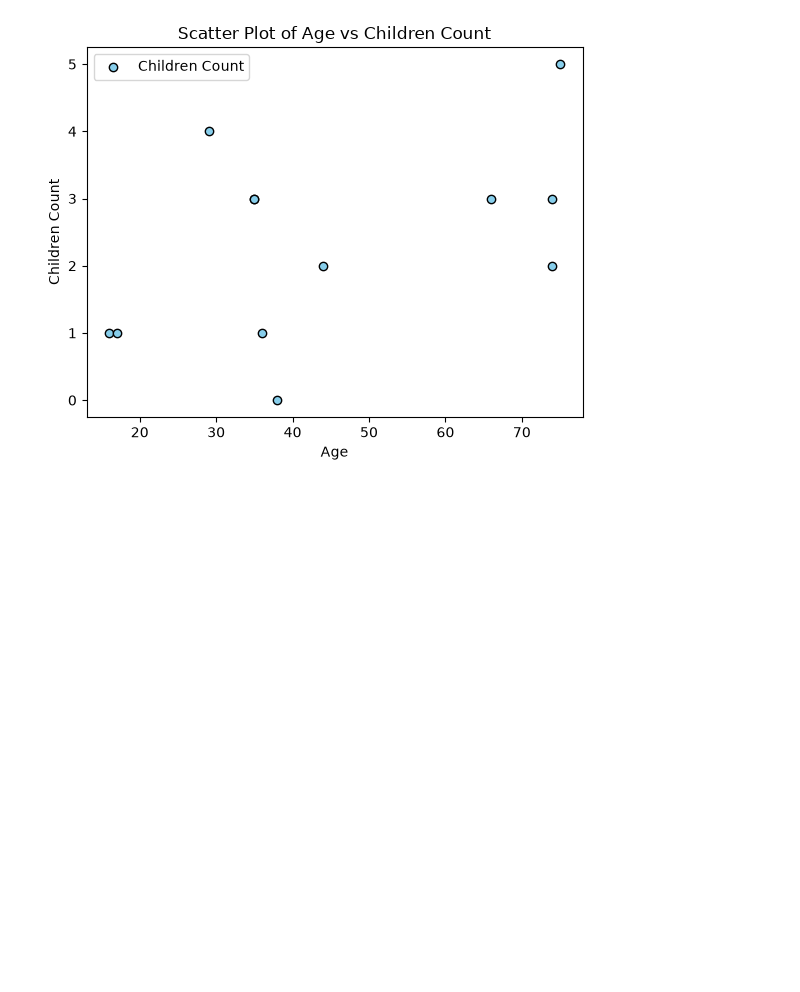
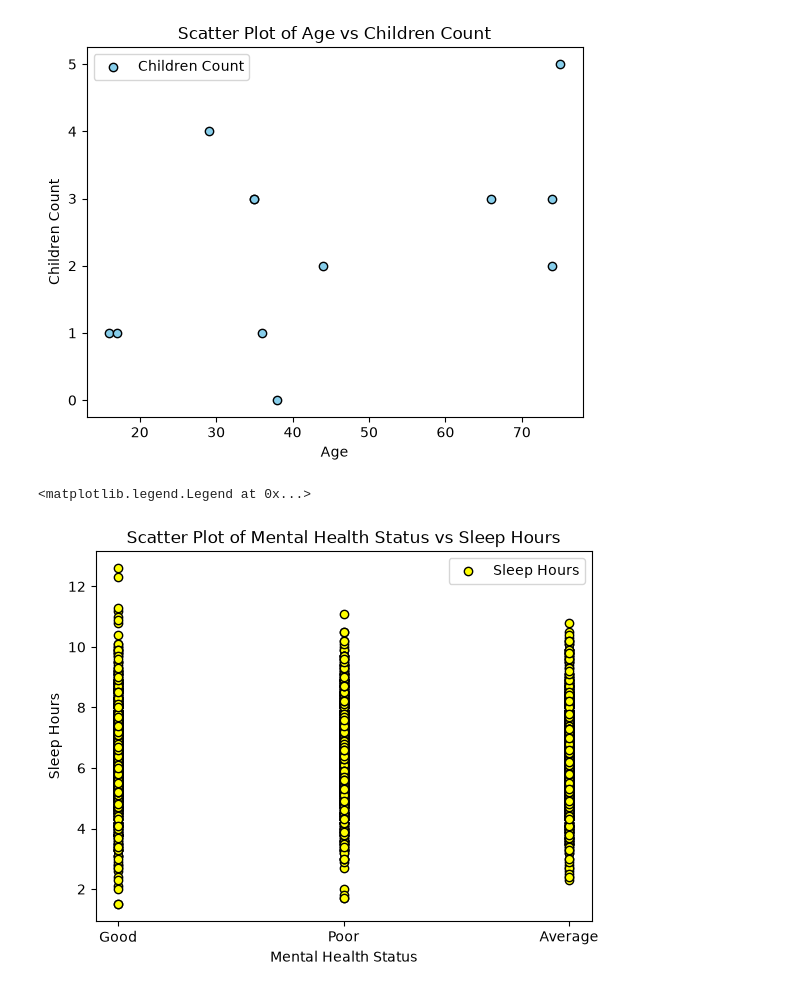
Before and after one commit to ParthLakare/practiceproject, a Jupyter notebook: practice1.ipynb, the cells around one changed output. Cells and saved outputs as stored; diff of their text form; code cells hidden in the pictures; blank space fills up the shorter version.

```diff
--- a/practice1.ipynb
+++ b/practice1.ipynb
@@ -367,3 +367,12 @@ plt.legend(['Children Count'], loc='upper left')
 # %% [output]
 <matplotlib.legend.Legend at 0x...>
 [figure]
+# %%
+plt.scatter(data=df, x='mental_health_status', y='sleep_hours', color='yellow', edgecolor='black')
+plt.xlabel('Mental Health Status')
+plt.ylabel('Sleep Hours')
+plt.title('Scatter Plot of Mental Health Status vs Sleep Hours')
+plt.legend(['Sleep Hours'], loc='upper right')
+# %% [output]
+<matplotlib.legend.Legend at 0x...>
+[figure, added]
```
